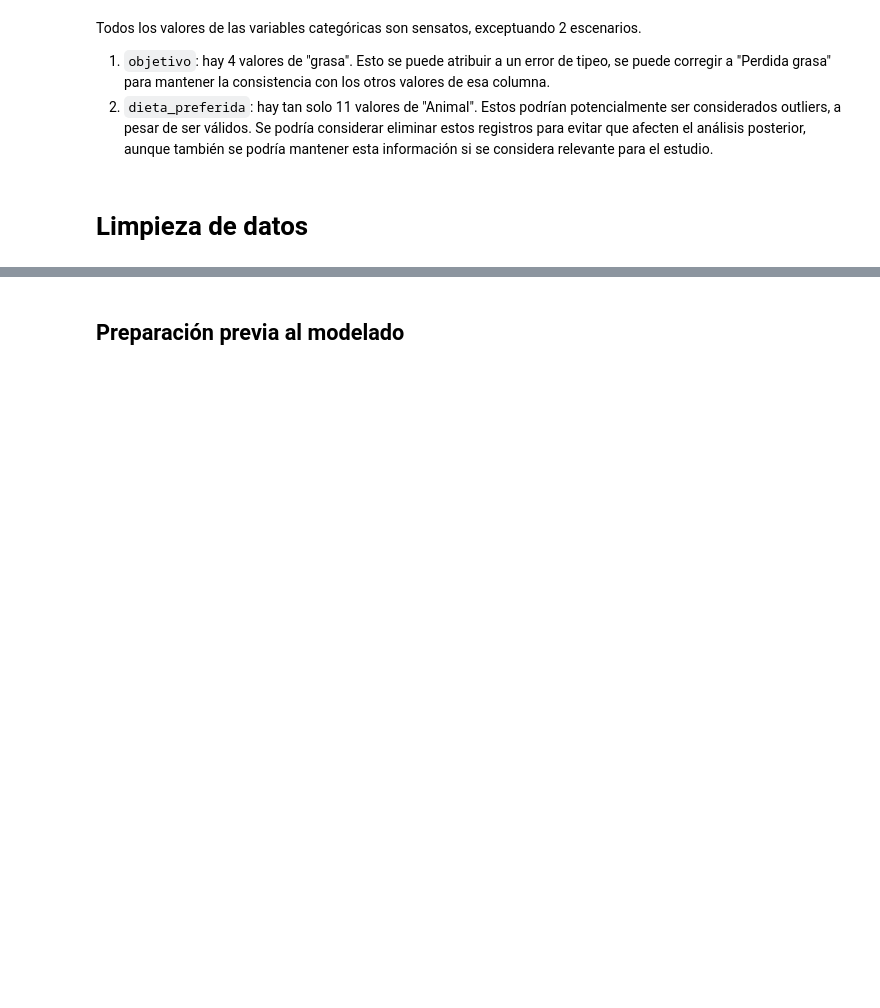
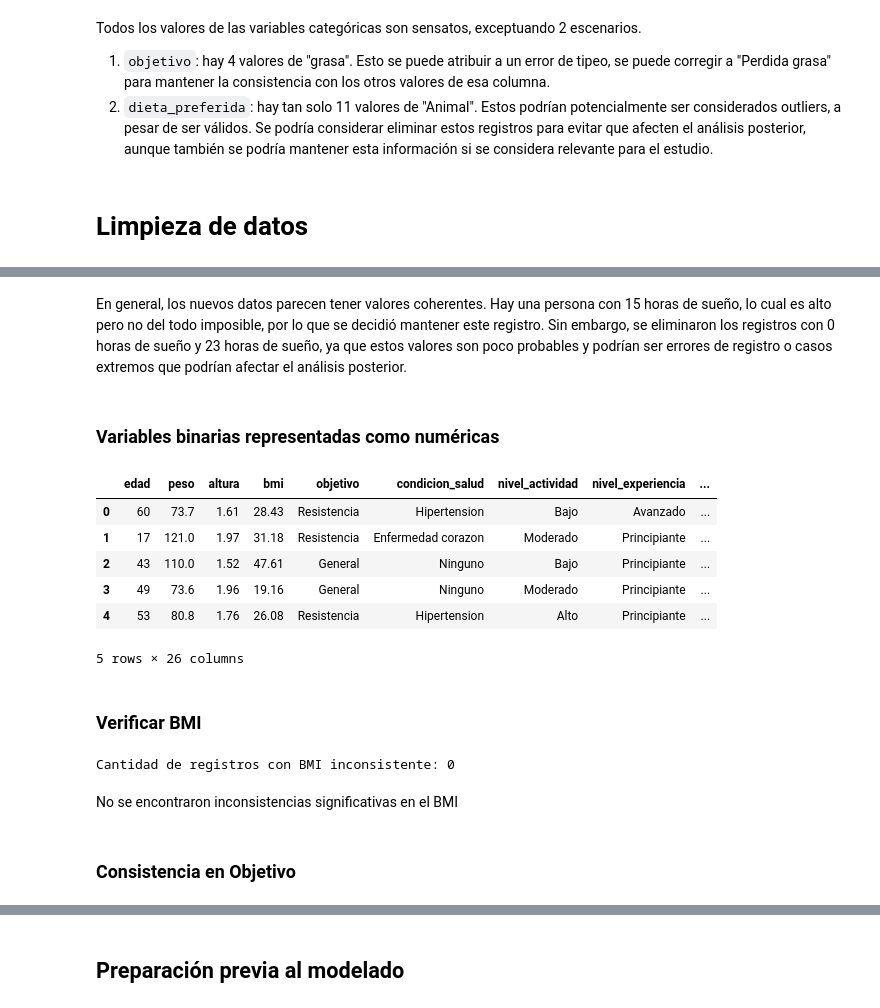
Before and after one commit to ML-2026-10/Lab3-Classfication, a Jupyter notebook: ml_lab3.ipynb, the cells around one changed output, grey strips where cells are left out. Drawn from its saved outputs; the diff is of its cells as text; code cells hidden in the pictures; blank space fills up the shorter version.

```diff
--- a/ml_lab3.ipynb
+++ b/ml_lab3.ipynb
@@ -164,10 +167,10 @@ En general los datos parecen estar en rangos razonables. Algunas excepciones son
 3. Con `peso` y `altura` se puede verificar si el `bmi` es consistente, ya que se calcula como $BMI = \frac{peso\ \left(kg\right)}{\left(altura\ \left(m\right)\right)^2}$\. Si hay inconsistencias, podrían ser errores de registro o casos extremos que podrían considerarse outliers\.
 # %%
 # Descripción de variables categóricas
-for col in categorical_cols:
-    print(f"\nColumna: {col}")
-    print(df[col].value_counts())
-    sns.countplot(data=df, x=col, order=df[col].value_counts().index)
+for c in categorical_cols:
+    print(f"\nColumna: {c}")
+    print(df[c].value_counts())
+    sns.countplot(data=df, x=c, order=df[c].value_counts().index)
     plt.show()
 # %% [output]
 Columna: objetivo
@@ -236,0 +245,16 @@ clean_df = df.copy()
+# %%
+# Verificar horas de sueño
+
+print(f"Cantidad de registros con 0 horas de sueño: {len(clean_df[clean_df['horas_sueno'] == 0])}")
+
+print(f"Cantidad de registros con 23 horas de sueño: {len(clean_df[clean_df['horas_sueno'] == 23])}")
+
+print(f"Cantidad de registros con menos de 4 horas de sueño: {len(clean_df[clean_df['horas_sueno'] <= 4])}")
+
+print(f"Cantidad de registros con más de 14 horas de sueño: {len(clean_df[clean_df['horas_sueno'] >= 14])}")
+
+# Eliminar registros con 0 horas de sueño
+clean_df = clean_df[clean_df['horas_sueno'] != 0]
+clean_df = clean_df[clean_df['horas_sueno'] != 23]
+
+print(f"Cantidad de registros después de eliminar casos extremos en horas de sueño: {len(clean_df)}")
@@ -236,0 +280,49 @@ clean_df = df.copy()
+# %% [markdown]
+En general, los nuevos datos parecen tener valores coherentes. Hay una persona con 15 horas de sueño, lo cual es alto pero no del todo imposible, por lo que se decidió mantener este registro. Sin embargo, se eliminaron los registros con 0 horas de sueño y 23 horas de sueño, ya que estos valores son poco probables y podrían ser errores de registro o casos extremos que podrían afectar el análisis posterior.
+# %% [markdown]
+### Variables binarias representadas como numéricas
+# %%
+# Convertir variables binarias a categóricas
+
+def transform_binary(t_df: pd.DataFrame) -> pd.DataFrame:
+    t_df = t_df.copy()
+    binary_cols = ['tiene_alergia', 'problemas_digestivos', 'fumador', 'alcohol']
+    for c in binary_cols:
+        t_df[c] = t_df[c].map({0: 'No', 1: 'Si'})
+    return t_df
+
+
+ft_binary_cleaner = FunctionTransformer(transform_binary, validate=False)
+# %%
+# Aplicar la transformación
+clean_df = ft_binary_cleaner.transform(clean_df)
+clean_df.head()
+# %% [output]
+|  | edad | peso | altura | bmi | objetivo | condicion_salud | nivel_actividad | nivel_experiencia | ... |
+| 0 | 60 | 73.7 | 1.61 | 28.43 | Resistencia | Hipertension | Bajo | Avanzado | ... |
+| 1 | 17 | 121.0 | 1.97 | 31.18 | Resistencia | Enfermedad corazon | Moderado | Principiante | ... |
+| 2 | 43 | 110.0 | 1.52 | 47.61 | General | Ninguno | Bajo | Principiante | ... |
+| 3 | 49 | 73.6 | 1.96 | 19.16 | General | Ninguno | Moderado | Principiante | ... |
+| 4 | 53 | 80.8 | 1.76 | 26.08 | Resistencia | Hipertension | Alto | Principiante | ... |
+5 rows × 26 columns
+# %% [markdown]
+### Verificar BMI
+# %%
+# Verificar consistencia de BMI
+
+def calc_bmi(weight_series: pd.Series, height_series: pd.Series) -> pd.Series:
+    bmi = weight_series / (height_series ** 2)
+    return bmi
+
+
+t_df = clean_df.copy()
+calculated_bmi = round(calc_bmi(t_df['peso'], t_df['altura']), 2)
+bmi_diff = np.abs(calculated_bmi - t_df['bmi'])
+inconsistent_bmi = t_df[bmi_diff > 1]  # Considerar inconsistencias mayores a 1 punto de BMI
+print(f"Cantidad de registros con BMI inconsistente: {len(inconsistent_bmi)}")
+# %% [output]
+Cantidad de registros con BMI inconsistente: 0
+# %% [markdown]
+No se encontraron inconsistencias significativas en el BMI
+# %% [markdown]
+### Consistencia en Objetivo
```
Also changed, not shown: parts of 21 cells of this notebook.
